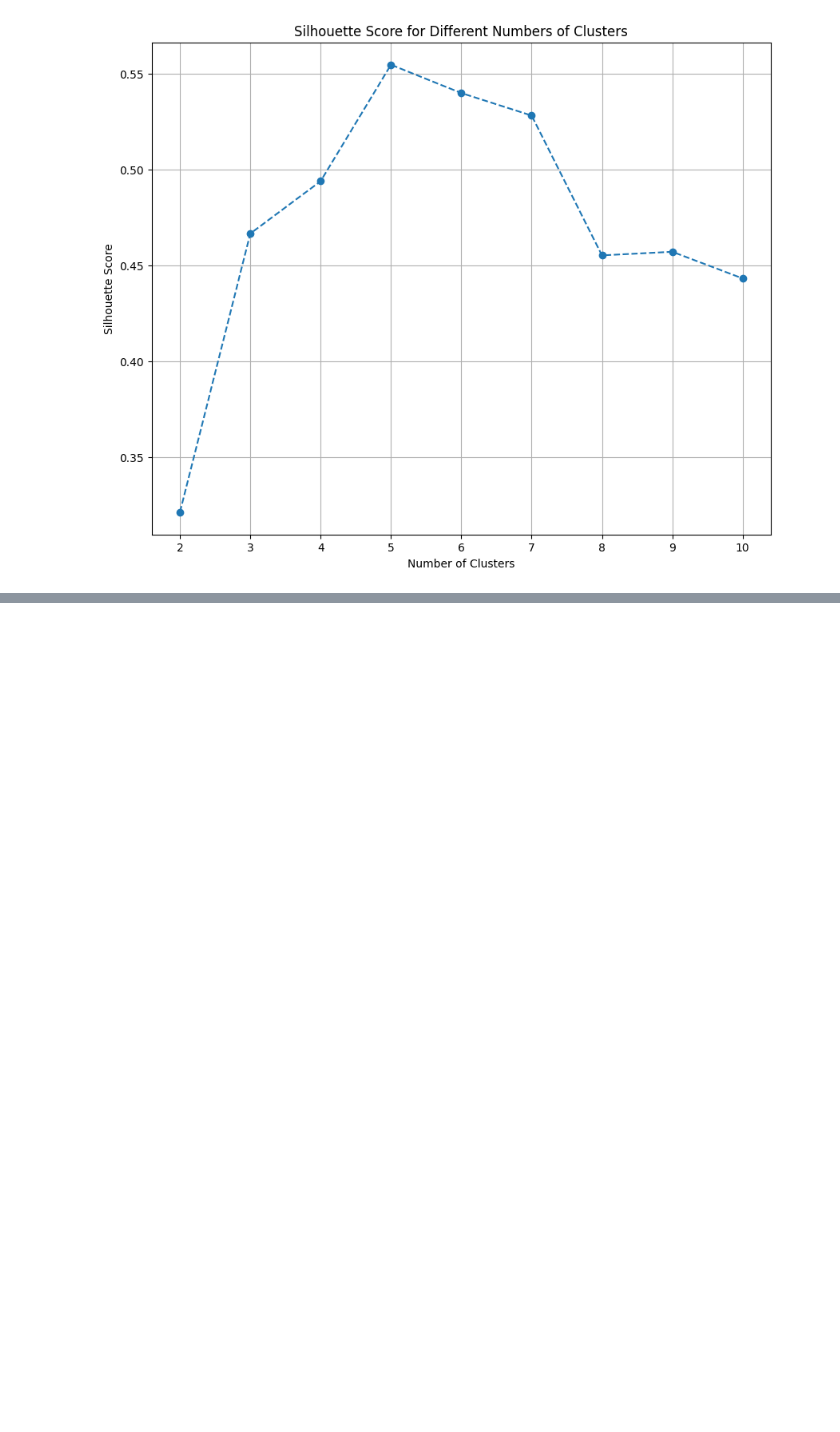
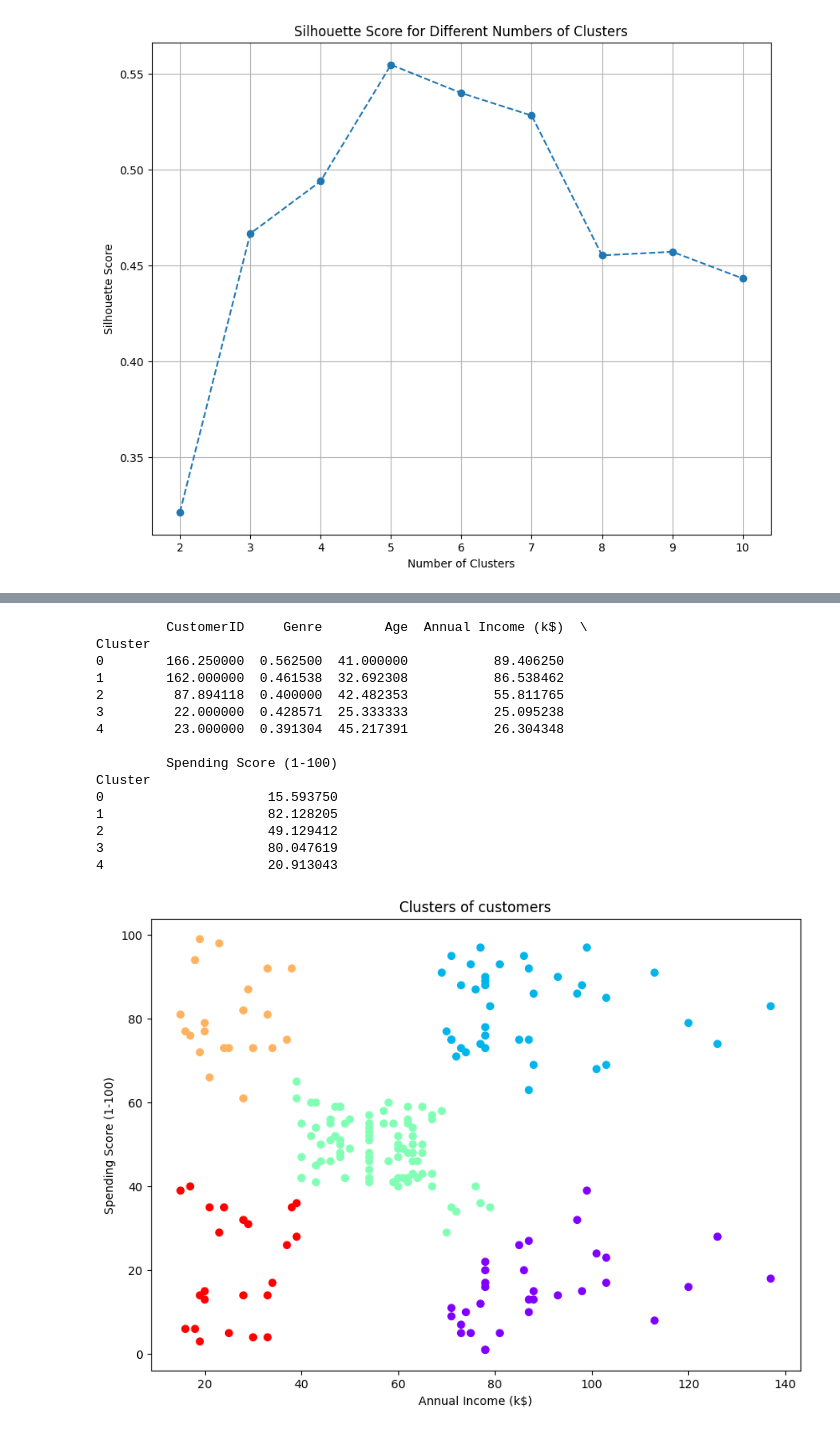
Before and after one commit to amber-khurshid/100DaysOfBytewise, a Jupyter notebook: seventeenth_task.ipynb, the cells around one changed output, grey strips where cells are left out. Cells and saved outputs as stored; diff of their text form; code cells hidden in the pictures; blank space fills up the shorter version.

```diff
--- a/seventeenth_task.ipynb
+++ b/seventeenth_task.ipynb
@@ -107,0 +132,2 @@ plt.show()
+# %%
+df['Cluster'] = cluster_labels
@@ -107,0 +173,34 @@ plt.show()
+# %%
+from sklearn.cluster import AgglomerativeClustering
+
+hc = AgglomerativeClustering(n_clusters=5, affinity='euclidean', linkage='ward')
+cluster_labels = hc.fit_predict(standardized_features)
+
+df['Cluster'] = cluster_labels
+# %%
+cluster_profile = df.groupby('Cluster').mean()
+print(cluster_profile)
+
+plt.figure(figsize=(10, 7))
+plt.scatter(df['Annual Income (k$)'], df['Spending Score (1-100)'], c=cluster_labels, cmap='rainbow')
+plt.xlabel('Annual Income (k$)')
+plt.ylabel('Spending Score (1-100)')
+plt.title('Clusters of customers')
+plt.show()
+# %% [output]
+         CustomerID     Genre        Age  Annual Income (k$)  \
+Cluster
+0        166.250000  0.562500  41.000000           89.406250
+1        162.000000  0.461538  32.692308           86.538462
+2         87.894118  0.400000  42.482353           55.811765
+3         22.000000  0.428571  25.333333           25.095238
+4         23.000000  0.391304  45.217391           26.304348
+
+         Spending Score (1-100)
+Cluster
+0                     15.593750
+1                     82.128205
+2                     49.129412
+3                     80.047619
+4                     20.913043
+[figure, added]
```
Also changed, not shown: parts of 12 cells of this notebook.
